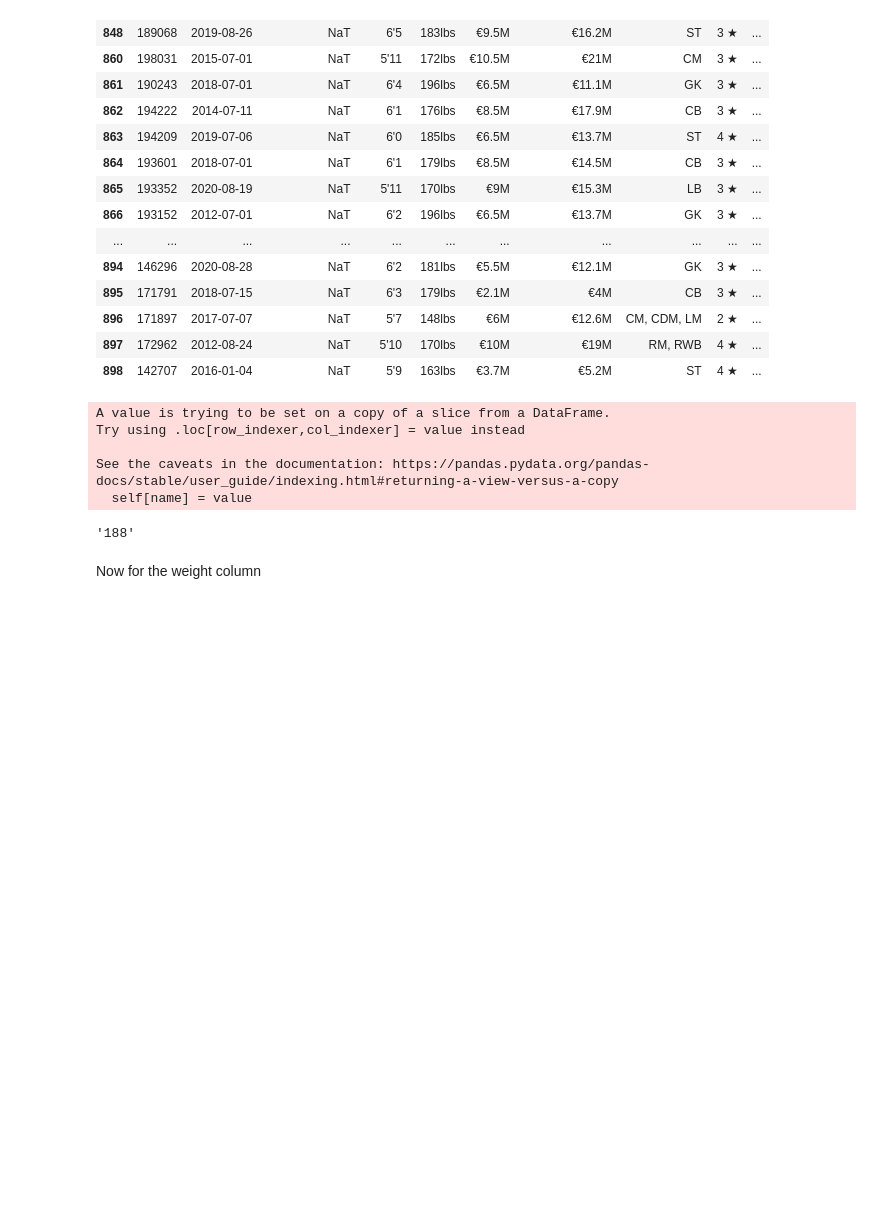
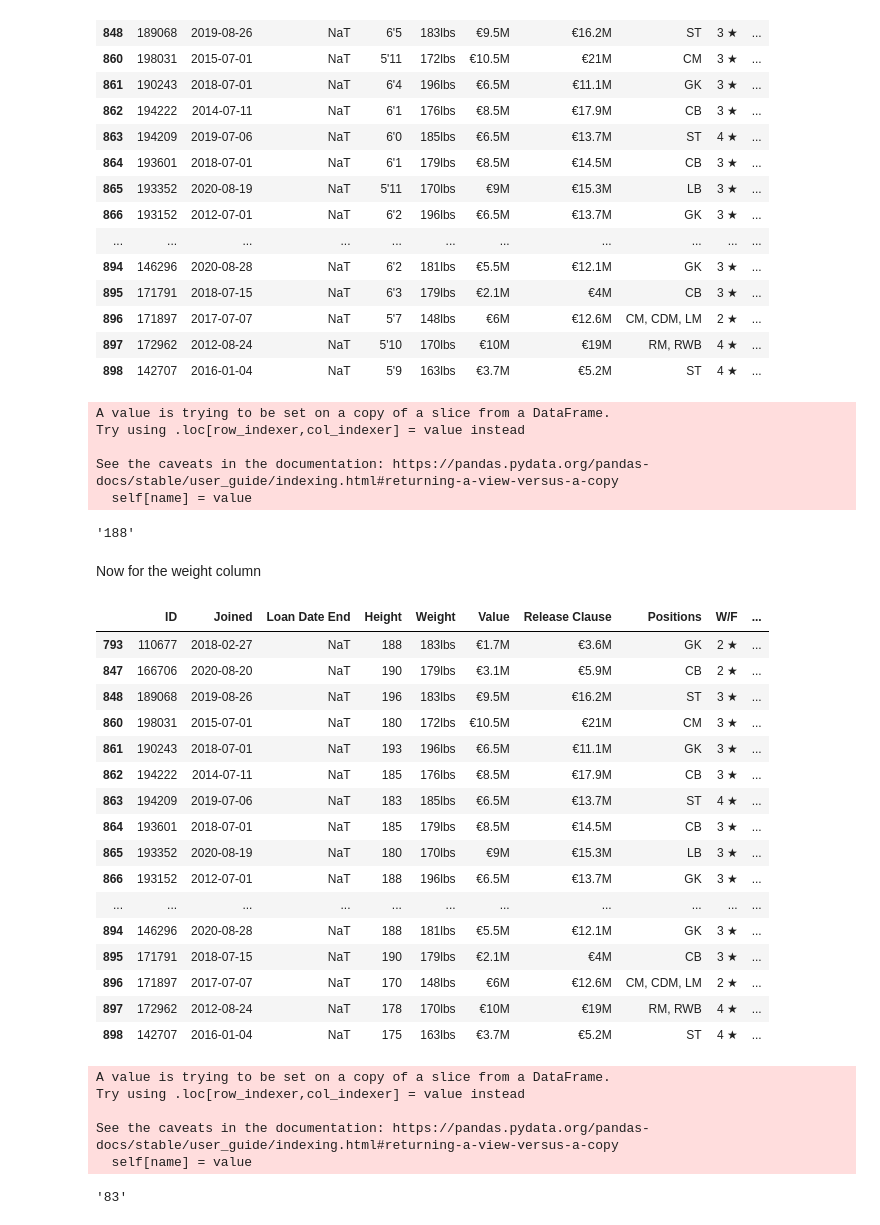
Before and after one commit to AkintolaOlasubomi/-Datacleaningchallenge, a Jupyter notebook: Datacleaningchallenge.ipynb, the cells around one changed output. Cells and saved outputs as stored; diff of their text form; code cells hidden in the pictures; blank space fills up the shorter version.

Commit message:
Finished data content cleaning

```diff
--- a/Datacleaningchallenge.ipynb
+++ b/Datacleaningchallenge.ipynb
@@ -454,10 +454,3 @@ Try using .loc[row_indexer,col_indexer] = value instead
 
 See the caveats in the documentation: https://pandas.pydata.org/pandas-docs/stable/user_guide/indexing.html#returning-a-view-versus-a-copy
   self[name] = value
-# %%
-#checking if the value has been converted to cm
-fifa_dirty.Height.iloc[793]
-# %% [output]
-'188'
-# %% [markdown]
-Now for the weight column
@@ -465,0 +457,27 @@ fifa_dirty
+# %%
+#checking if the value has been converted to cm
+fifa_dirty.Height.iloc[793]
+# %% [output]
+'188'
+# %% [markdown]
+Now for the weight column
+# %%
+fifa_dirty[~fifa_dirty.Weight.str.contains('kg')]
+# %% [output]
+|  | ID | Joined | Loan Date End | Height | Weight | Value | Release Clause | Positions | W/F | ... |
+| 793 | 110677 | 2018-02-27 | NaT | 188 | 183lbs | €1.7M | €3.6M | GK | 2 ★ | ... |
+| 847 | 166706 | 2020-08-20 | NaT | 190 | 179lbs | €3.1M | €5.9M | CB | 2 ★ | ... |
+| 848 | 189068 | 2019-08-26 | NaT | 196 | 183lbs | €9.5M | €16.2M | ST | 3 ★ | ... |
+| 860 | 198031 | 2015-07-01 | NaT | 180 | 172lbs | €10.5M | €21M | CM | 3 ★ | ... |
+| 861 | 190243 | 2018-07-01 | NaT | 193 | 196lbs | €6.5M | €11.1M | GK | 3 ★ | ... |
+| 862 | 194222 | 2014-07-11 | NaT | 185 | 176lbs | €8.5M | €17.9M | CB | 3 ★ | ... |
+| 863 | 194209 | 2019-07-06 | NaT | 183 | 185lbs | €6.5M | €13.7M | ST | 4 ★ | ... |
+| 864 | 193601 | 2018-07-01 | NaT | 185 | 179lbs | €8.5M | €14.5M | CB | 3 ★ | ... |
+| 865 | 193352 | 2020-08-19 | NaT | 180 | 170lbs | €9M | €15.3M | LB | 3 ★ | ... |
+| 866 | 193152 | 2012-07-01 | NaT | 188 | 196lbs | €6.5M | €13.7M | GK | 3 ★ | ... |
+| ... | ... | ... | ... | ... | ... | ... | ... | ... | ... | ... |
+| 894 | 146296 | 2020-08-28 | NaT | 188 | 181lbs | €5.5M | €12.1M | GK | 3 ★ | ... |
+| 895 | 171791 | 2018-07-15 | NaT | 190 | 179lbs | €2.1M | €4M | CB | 3 ★ | ... |
+| 896 | 171897 | 2017-07-07 | NaT | 170 | 148lbs | €6M | €12.6M | CM, CDM, LM | 2 ★ | ... |
+| 897 | 172962 | 2012-08-24 | NaT | 178 | 170lbs | €10M | €19M | RM, RWB | 4 ★ | ... |
+| 898 | 142707 | 2016-01-04 | NaT | 175 | 163lbs | €3.7M | €5.2M | ST | 4 ★ | ... |
@@ -465,0 +495,13 @@ fifa_dirty
+# %%
+#applying the conversion on the weight column
+fifa_dirty.Weight = fifa_dirty.Weight.apply(weight_ft)
+# %% [output]
+A value is trying to be set on a copy of a slice from a DataFrame.
+Try using .loc[row_indexer,col_indexer] = value instead
+
+See the caveats in the documentation: https://pandas.pydata.org/pandas-docs/stable/user_guide/indexing.html#returning-a-view-versus-a-copy
+  self[name] = value
+# %%
+fifa_dirty.Weight.iloc[793]
+# %% [output]
+'83'
```
Also changed, not shown: parts of 32 cells of this notebook.
